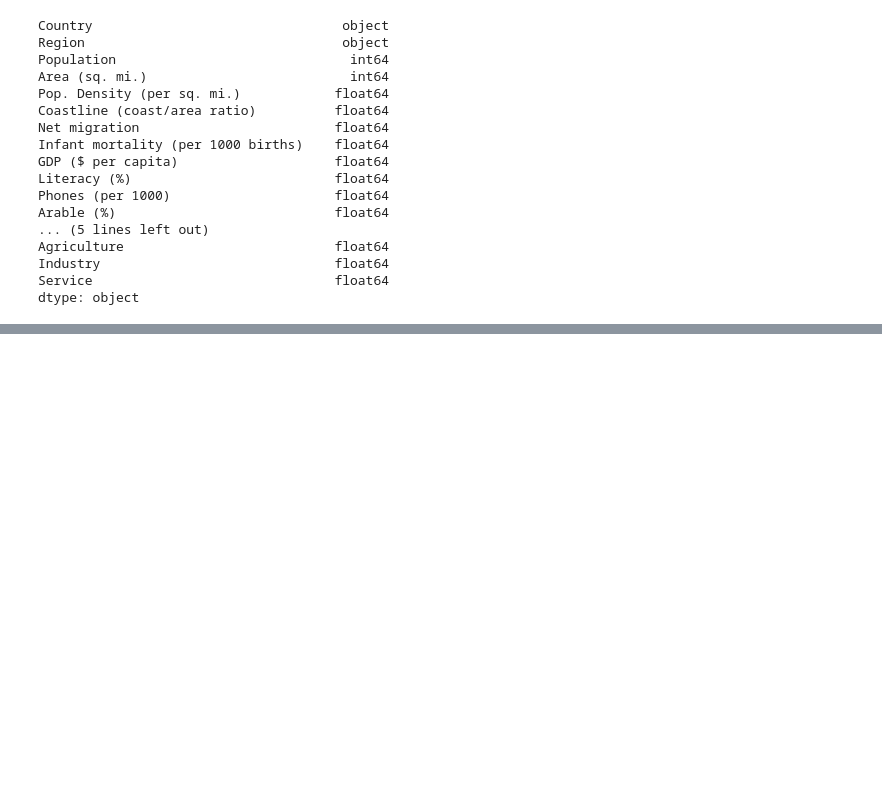
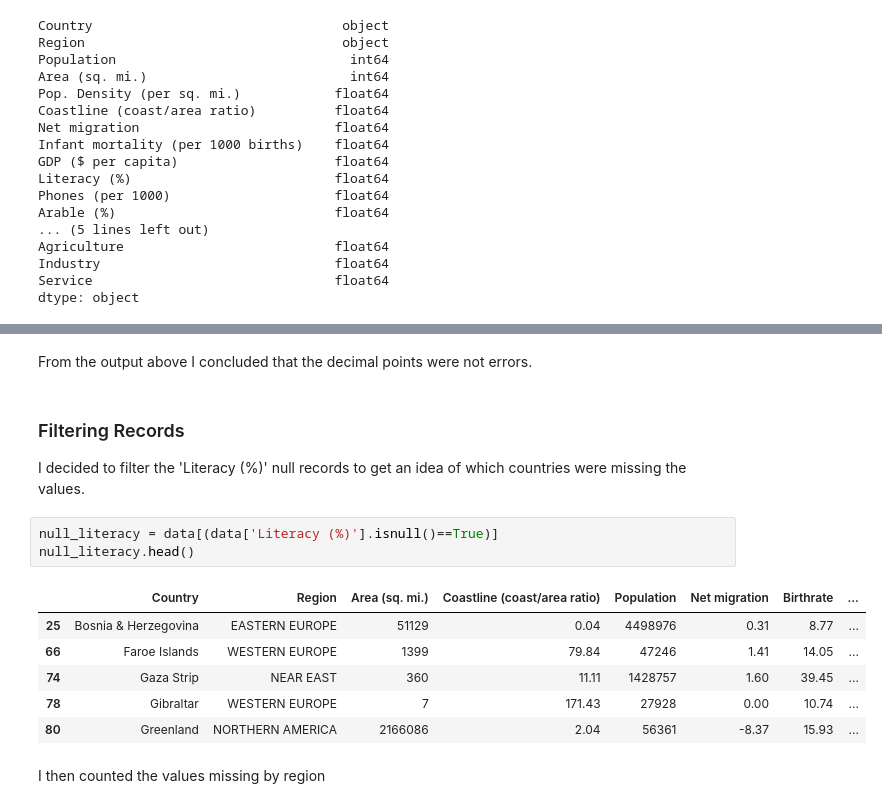
Before and after one commit to marisfont/madrid-oct-2018, a Jupyter notebook: module-1/pandas-project/your-code/data-wrangling.ipynb, the cells around one changed output, grey strips where cells are left out. Drawn from its saved outputs; the diff is of its cells as text; blank space fills up the shorter version.

```diff
--- a/module-1/pandas-project/your-code/data-wrangling.ipynb
+++ b/module-1/pandas-project/your-code/data-wrangling.ipynb
@@ -133,0 +206,17 @@ dtype: object
+# %% [markdown]
+From the output above I concluded that the decimal points were not errors.
+# %% [markdown]
+### Filtering Records
+I decided to filter the 'Literacy (%)' null records to get an idea of which countries were missing the values.
+# %%
+null_literacy = data[(data['Literacy (%)'].isnull()==True)]
+null_literacy.head()
+# %% [output]
+|  | Country | Region | Area (sq. mi.) | Coastline (coast/area ratio) | Population | Net migration | Birthrate | ... |
+| 25 | Bosnia & Herzegovina | EASTERN EUROPE | 51129 | 0.04 | 4498976 | 0.31 | 8.77 | ... |
+| 66 | Faroe Islands | WESTERN EUROPE | 1399 | 79.84 | 47246 | 1.41 | 14.05 | ... |
+| 74 | Gaza Strip | NEAR EAST | 360 | 11.11 | 1428757 | 1.60 | 39.45 | ... |
+| 78 | Gibraltar | WESTERN EUROPE | 7 | 171.43 | 27928 | 0.00 | 10.74 | ... |
+| 80 | Greenland | NORTHERN AMERICA | 2166086 | 2.04 | 56361 | -8.37 | 15.93 | ... |
+# %% [markdown]
+I then counted the values missing by region
```
Also changed, not shown: parts of 30 cells of this notebook.
